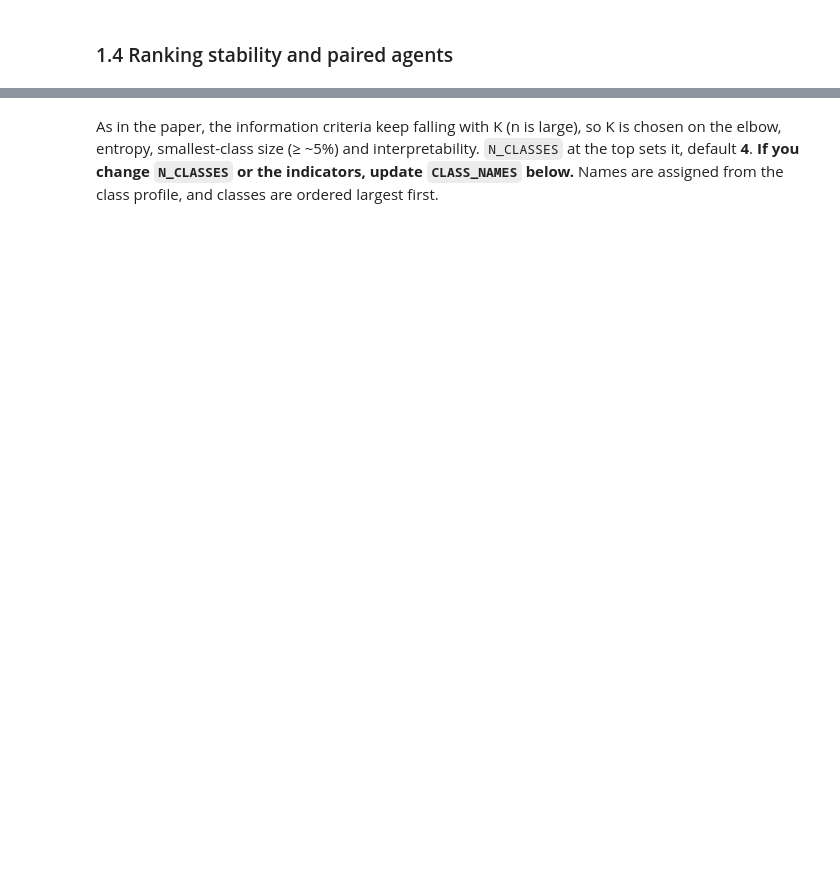
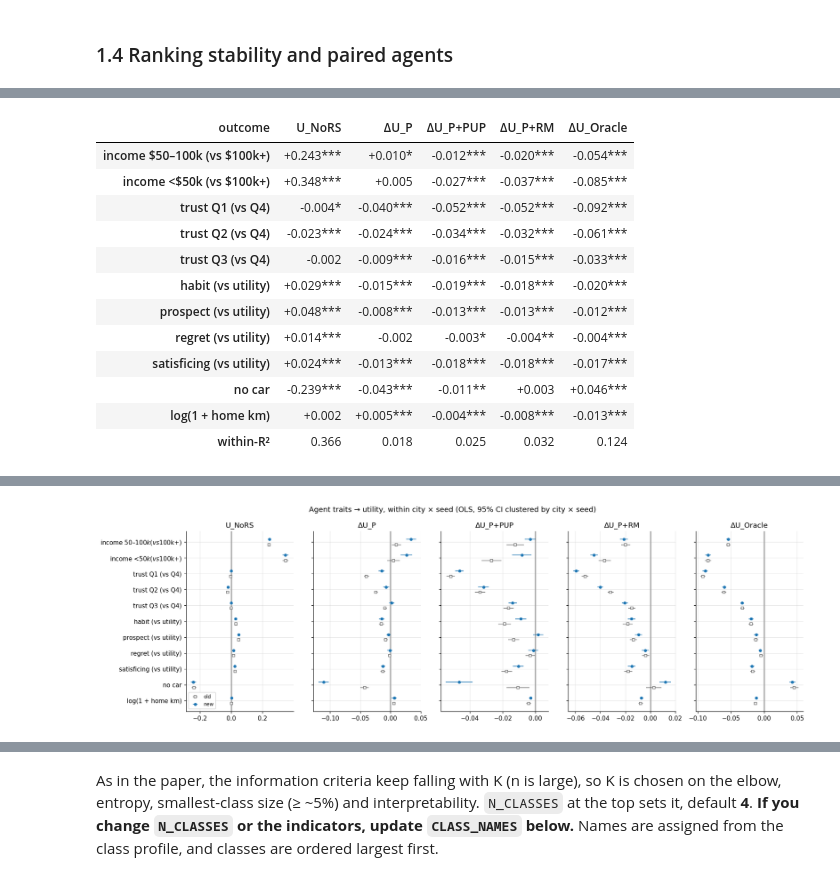
Before and after one commit to nahvats/GeoRecSim, a Jupyter notebook: sim_results_analysis.ipynb, the cells around one changed output, grey strips where cells are left out. Saved outputs shown, nothing was run; the diff lists cells and outputs as text; code cells hidden in the pictures; blank space fills up the shorter version.

```diff
--- a/sim_results_analysis.ipynb
+++ b/sim_results_analysis.ipynb
@@ -396,0 +569,10 @@ fig.savefig(FIG / "city_scatter_grid.png", bbox_inches="tight")
+# %%
+def gap_table(f, by):
+    outs = [o for o in OUTCOME_CONDS if o in f.columns]
+    return f.groupby(by)[outs].mean()
+
+# Raw group means on the paired agents (agent_id < 2000, same people in both runs); no controls
+for v in ["car_access", "income3", "trust", "paradigm"]:
+    t = pd.concat({r: gap_table(AFp[r], v) for r in ("old", "new")}, axis=1)
+    t[("", "n (new)")] = AFp["new"].groupby(v).size()
+    display(t.round(3))
@@ -396,0 +606,54 @@ fig.savefig(FIG / "city_scatter_grid.png", bbox_inches="tight")
+# %%
+RHS = ("C(income3, Treatment('$100k+')) + C(trust, Treatment('Q4')) + "
+       "C(paradigm, Treatment('utility')) + no_car + log_home_km + C(cs)")
+NICE = {"C(income3, Treatment('$100k+'))[T.$50–100k]": "income $50–100k (vs $100k+)",
+        "C(income3, Treatment('$100k+'))[T.<$50k]": "income <$50k (vs $100k+)",
+        "C(trust, Treatment('Q4'))[T.Q1]": "trust Q1 (vs Q4)", "C(trust, Treatment('Q4'))[T.Q2]": "trust Q2 (vs Q4)",
+        "C(trust, Treatment('Q4'))[T.Q3]": "trust Q3 (vs Q4)",
+        "C(paradigm, Treatment('utility'))[T.habit]": "habit (vs utility)",
+        "C(paradigm, Treatment('utility'))[T.prospect]": "prospect (vs utility)",
+        "C(paradigm, Treatment('utility'))[T.regret]": "regret (vs utility)",
+        "C(paradigm, Treatment('utility'))[T.satisficing]": "satisficing (vs utility)",
+        "no_car": "no car", "log_home_km": "log(1 + home km)"}
+
+def fe_ols(f, y):
+    f = f.dropna(subset=[y])
+    m = smf.ols(f"Q('{y}') ~ {RHS}", data=f).fit(cov_type="cluster", cov_kwds={"groups": pd.factorize(f.cs)[0]})
+    b = m.params[[k for k in NICE if k in m.params]]
+    se = m.bse[b.index]
+    # within-R²: share of within-environment variance explained by agent traits
+    y_w = f[y] - f.groupby("cs")[y].transform("mean")
+    r2w = 1 - (m.resid ** 2).sum() / (y_w ** 2).sum()
+    return pd.DataFrame({"b": b, "lo": b - 1.96 * se, "hi": b + 1.96 * se, "p": m.pvalues[b.index]}).rename(NICE), r2w
+
+REG = {}
+for r in ("new", "old"):
+    for y in [o for o in OUTCOME_CONDS if o in AF[r].columns]:
+        REG[(r, y)] = fe_ols(AF[r], y)
+coef = pd.concat({k: v[0] for k, v in REG.items()}, names=["run", "outcome"])
+fmt = (coef.b.map("{:+.3f}".format) + np.where(coef.p < .001, "***", np.where(coef.p < .01, "**", np.where(coef.p < .05, "*", ""))))
+tab = fmt.unstack(["run", "outcome"])
+tab.loc["within-R²"] = [f"{REG[k][1]:.3f}" for k in tab.columns]
+display(tab["new"]); display(tab["old"])
+
+# Sensitivity: coefficients old vs new (95% cluster-robust CIs)
+SH = [o for o in OUTCOME_CONDS if o in AF["old"].columns]
+terms = list(NICE.values())
+fig, axs = plt.subplots(1, len(SH), figsize=(3.3 * len(SH), 5.2), sharey=True)
+for ax, y in zip(axs, SH):
+    for r, dy, mk in [("old", .17, "s"), ("new", -.17, "o")]:
+        c = REG[(r, y)][0].reindex(terms)
+        yy = np.arange(len(terms)) + dy
+        ax.errorbar(c.b, yy, xerr=[c.b - c.lo, c.hi - c.b], fmt=mk, ms=4, lw=1,
+                    color="C0" if r == "new" else "0.45", mfc="C0" if r == "new" else "white", label=r)
+    ax.axvline(0, color="k", lw=.6); ax.set_title(y); ax.invert_yaxis() if y == SH[0] else None
+axs[0].set_yticks(range(len(terms)), terms); axs[0].legend(fontsize=8, loc="lower left")
+fig.suptitle("Agent traits → utility, within city × seed (OLS, 95% CI clustered by city × seed)")
+fig.tight_layout(); fig.savefig(FIG / "agent_trait_coefficients_old_vs_new.png", bbox_inches="tight")
+
+# How the car-free gap varies by city (raw means, paired agents)
+cg = pd.concat({r: AFp[r].groupby(["city", "car_access"])[["U_NoRS", "ΔU_P", "ΔU_P+RM"]].mean().unstack()
+                for r in ("old", "new")}, axis=1)
+cg[("new", "car-free share", "")] = AFp["new"].groupby("city").no_car.mean()
+display(cg.round(3))
+# %% [output]
@@ -396,0 +673,13 @@ fig.savefig(FIG / "city_scatter_grid.png", bbox_inches="tight")
+| outcome | U_NoRS | ΔU_P | ΔU_P+PUP | ΔU_P+RM | ΔU_Oracle |
+| income $50–100k (vs $100k+) | +0.243*** | +0.010* | -0.012*** | -0.020*** | -0.054*** |
+| income <$50k (vs $100k+) | +0.348*** | +0.005 | -0.027*** | -0.037*** | -0.085*** |
+| trust Q1 (vs Q4) | -0.004* | -0.040*** | -0.052*** | -0.052*** | -0.092*** |
+| trust Q2 (vs Q4) | -0.023*** | -0.024*** | -0.034*** | -0.032*** | -0.061*** |
+| trust Q3 (vs Q4) | -0.002 | -0.009*** | -0.016*** | -0.015*** | -0.033*** |
+| habit (vs utility) | +0.029*** | -0.015*** | -0.019*** | -0.018*** | -0.020*** |
+| prospect (vs utility) | +0.048*** | -0.008*** | -0.013*** | -0.013*** | -0.012*** |
+| regret (vs utility) | +0.014*** | -0.002 | -0.003* | -0.004** | -0.004*** |
+| satisficing (vs utility) | +0.024*** | -0.013*** | -0.018*** | -0.018*** | -0.017*** |
+| no car | -0.239*** | -0.043*** | -0.011** | +0.003 | +0.046*** |
+| log(1 + home km) | +0.002 | +0.005*** | -0.004*** | -0.008*** | -0.013*** |
+| within-R² | 0.366 | 0.018 | 0.025 | 0.032 | 0.124 |
@@ -397,3 +698,4 @@ fig.savefig(FIG / "city_scatter_grid.png", bbox_inches="tight")
+[figure, added]
 # %% [markdown]
 ## 3. Latent class analysis: recommender-response personas
 
```
Also changed, not shown: parts of 27 cells of this notebook, 1 other file.
